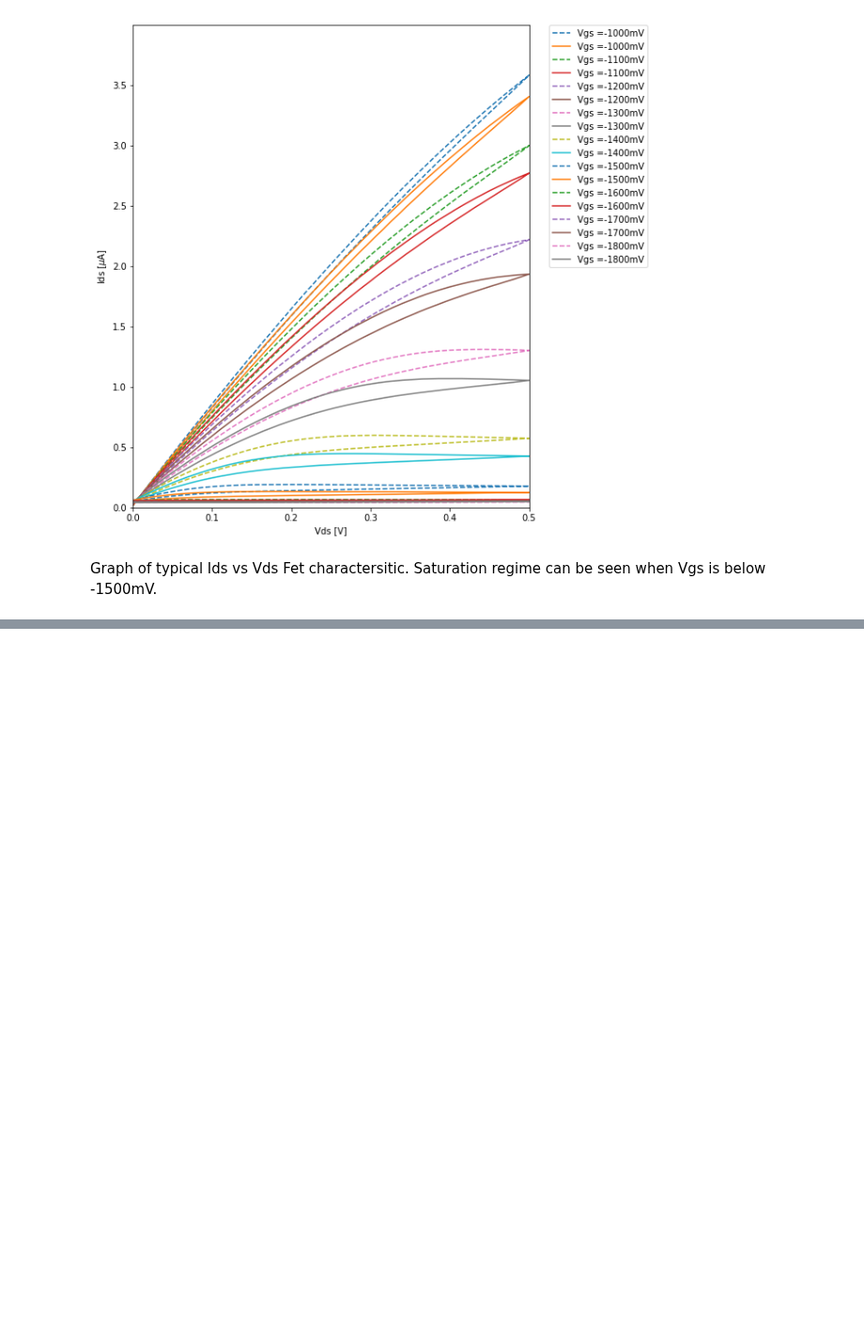
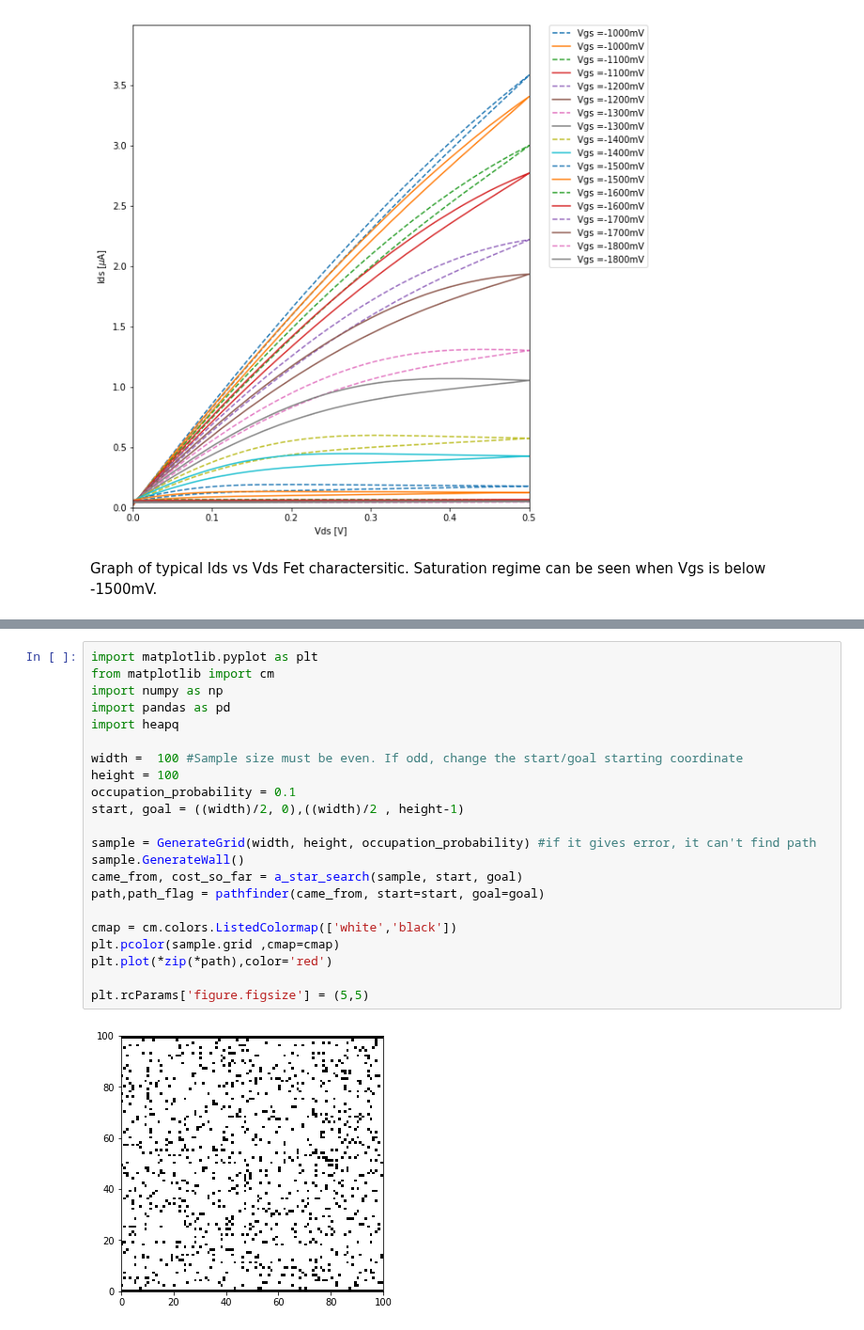
Before and after one commit to prabowobagas/Jupyter-Notebook-Thesis, a Jupyter notebook: Weekly Journal.ipynb, the cells around one changed output, grey strips where cells are left out. Shown at 94% size. Drawn from its saved outputs; the diff is of its cells as text; blank space fills up the shorter version.

```diff
--- a/Weekly Journal.ipynb
+++ b/Weekly Journal.ipynb
@@ -467,0 +465,24 @@ plt.rcParams['figure.figsize'] = (5,5)
+# %%
+import matplotlib.pyplot as plt
+from matplotlib import cm
+import numpy as np
+import pandas as pd
+import heapq
+
+width =  100 #Sample size must be even. If odd, change the start/goal starting coordinate
+height = 100
+occupation_probability = 0.1
+start, goal = ((width)/2, 0),((width)/2 , height-1)
+
+sample = GenerateGrid(width, height, occupation_probability) #if it gives error, it can't find path
+sample.GenerateWall()
+came_from, cost_so_far = a_star_search(sample, start, goal)
+path,path_flag = pathfinder(came_from, start=start, goal=goal)
+
+cmap = cm.colors.ListedColormap(['white','black'])
+plt.pcolor(sample.grid ,cmap=cmap)
+plt.plot(*zip(*path),color='red')
+
+plt.rcParams['figure.figsize'] = (5,5)
+# %% [output]
+[figure, added]
```
Also changed, not shown: parts of 5 cells of this notebook, 5 other files.
